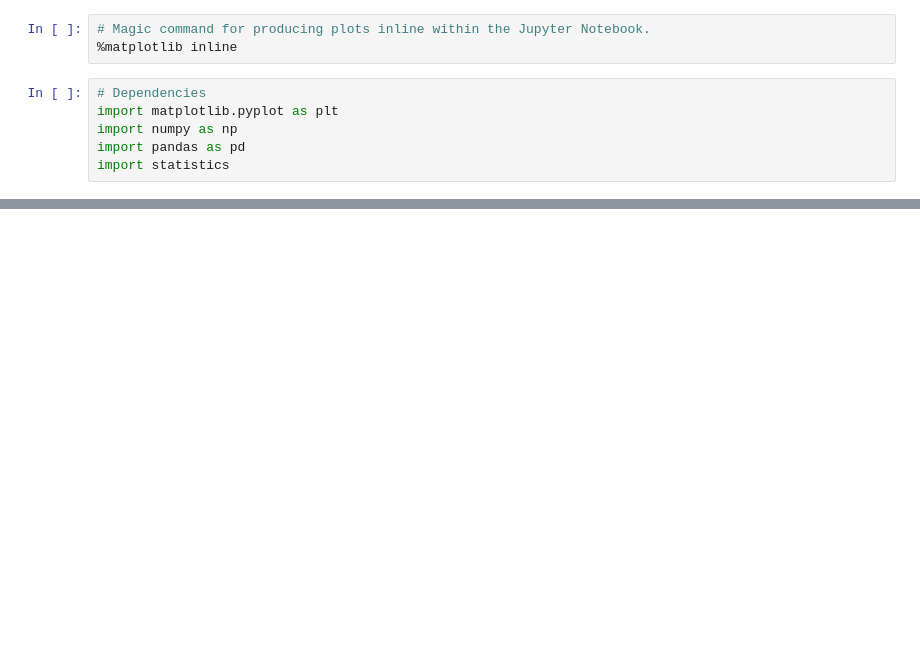
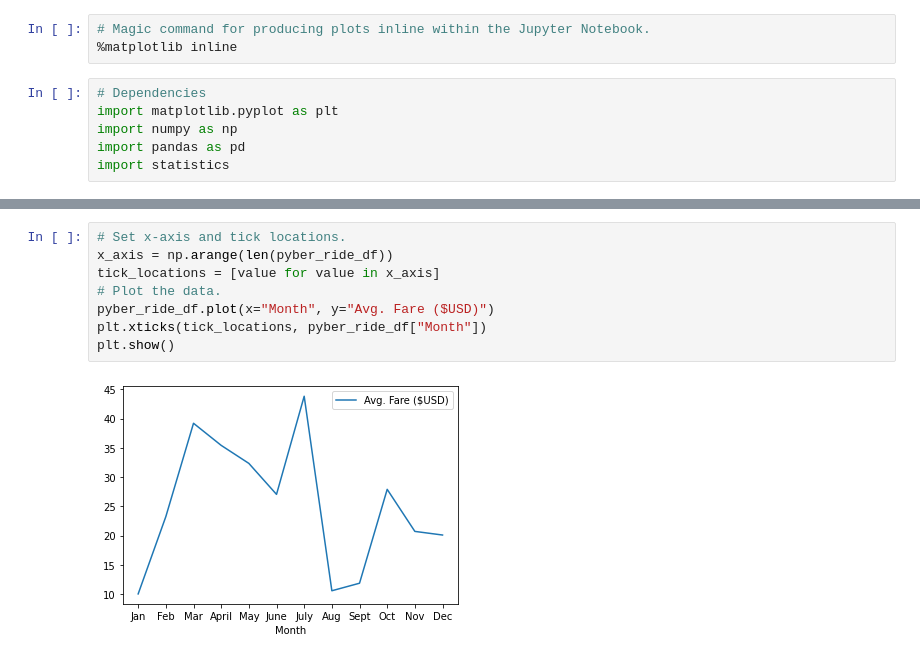
Before and after one commit to MarjorieS81/PyBer_Analysis, a Jupyter notebook: PyBer_ride_data.ipynb, the cells around one changed output, grey strips where cells are left out. Saved outputs shown, nothing was run; the diff lists cells and outputs as text; blank space fills up the shorter version.

```diff
--- a/PyBer_ride_data.ipynb
+++ b/PyBer_ride_data.ipynb
@@ -15,0 +33,10 @@ FileNotFoundError: [Errno 2] File Resources/PyBer_ride_data.csv does not exist:
+# %%
+# Set x-axis and tick locations.
+x_axis = np.arange(len(pyber_ride_df))
+tick_locations = [value for value in x_axis]
+# Plot the data.
+pyber_ride_df.plot(x="Month", y="Avg. Fare ($USD)")
+plt.xticks(tick_locations, pyber_ride_df["Month"])
+plt.show()
+# %% [output]
+[figure, added]
```
Also changed, not shown: parts of 5 cells of this notebook, 1 other file.
